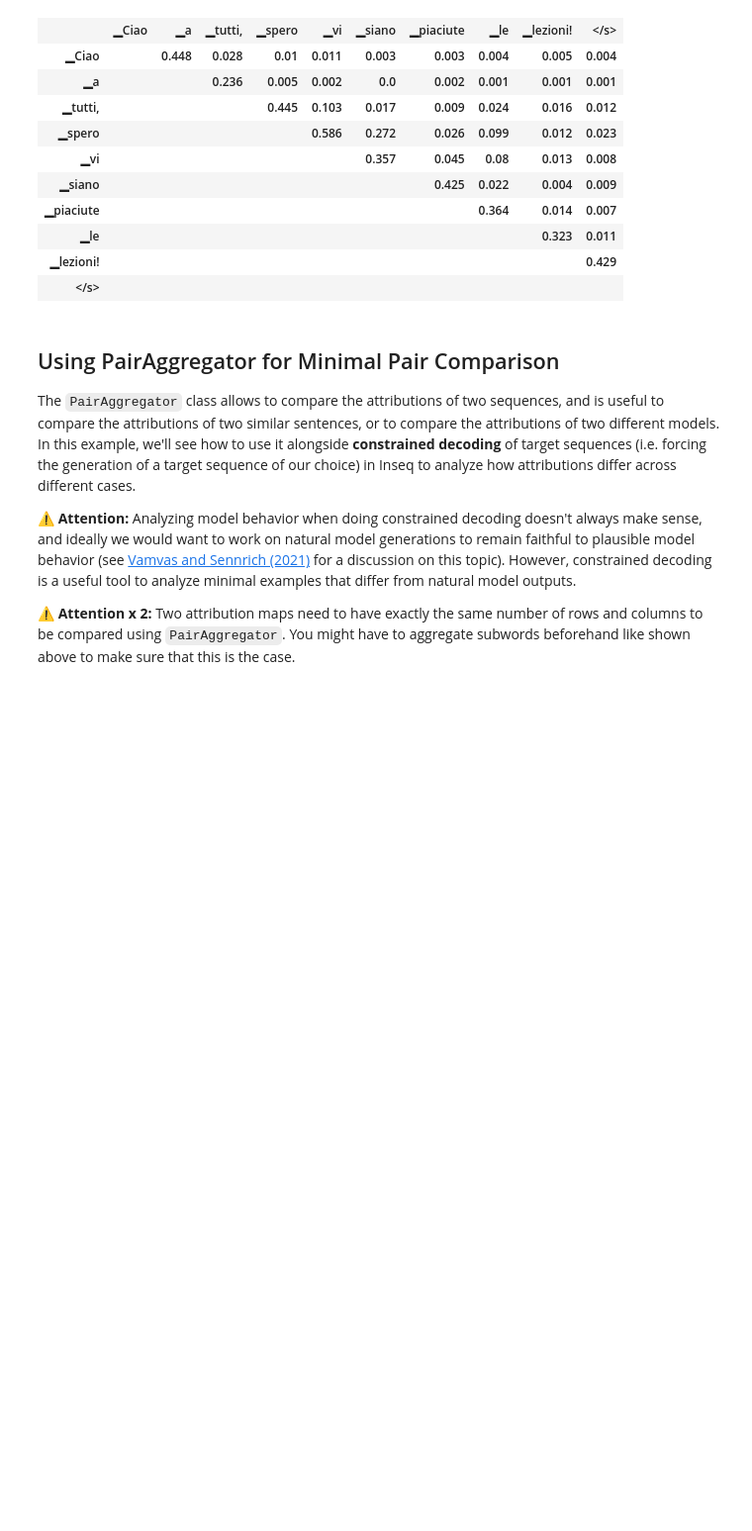
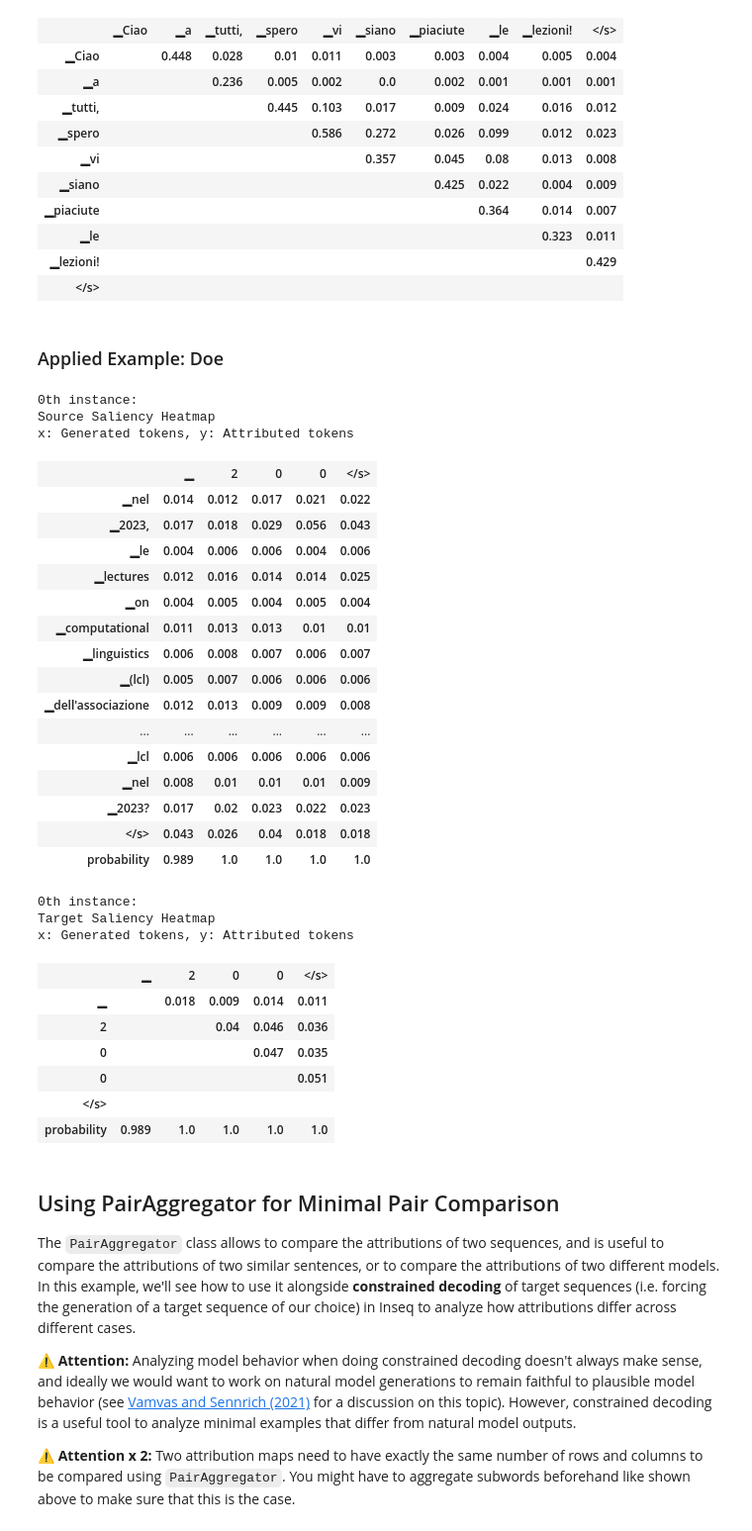
Before and after one commit to gsarti/lcl23-xnlm-lab, a Jupyter notebook: notebooks/2_Attribution_Contrastive.ipynb, the cells around one changed output. Shown at 99% size. Saved outputs shown, nothing was run; the diff lists cells and outputs as text; code cells hidden in the pictures; blank space fills up the shorter version.

Commit message:
Added QA example for Italian

```diff
--- a/notebooks/2_Attribution_Contrastive.ipynb
+++ b/notebooks/2_Attribution_Contrastive.ipynb
@@ -411,6 +411,55 @@ x: Generated tokens, y: Attributed tokens
 | ▁le |  |  |  |  |  |  |  |  | 0.323 | 0.011 |
 | ▁lezioni! |  |  |  |  |  |  |  |  |  | 0.429 |
 | </s> |  |  |  |  |  |  |  |  |  |  |
+# %% [markdown]
+### Applied Example: Doe
+# %%
+import inseq
+
+question = (
+    "Nel 2023, le Lectures on Computational Linguistics (LCL) dell'Associazione Italiana di "
+    "Linguistica Computazionale (AILC) hanno raccolto una partecipazione senza precedenti. Più "
+    "di 200 studenti da tutta Europa hanno visitato la magnifica città di Pisa per spendere 3 produttive "
+    "giornate all'insegna del trattamento automatico del linguaggio. Iniziative come le LCL sono di importanza "
+    "fondamentale per unire e dirigere gli sforzi della comunità italiana di ricercatori in linguistica computazionale. "
+    "Domanda: Quanti studenti hanno partecipato alle LCL nel 2023?"
+)
+
+qa_model =  inseq.load_model("it5/it5-base-question-answering", "input_x_gradient")
+out = qa_model.attribute(question, attribute_target=True, step_scores=["probability"])
+
+# Aggregate only source tokens, leave target tokens as they are
+out.aggregate("subwords", aggregate_target=False).show()
+# %% [output]
+0th instance:
+Source Saliency Heatmap
+x: Generated tokens, y: Attributed tokens
+|  | ▁ | 2 | 0 | 0 | </s> |
+| ▁nel | 0.014 | 0.012 | 0.017 | 0.021 | 0.022 |
+| ▁2023, | 0.017 | 0.018 | 0.029 | 0.056 | 0.043 |
+| ▁le | 0.004 | 0.006 | 0.006 | 0.004 | 0.006 |
+| ▁lectures | 0.012 | 0.016 | 0.014 | 0.014 | 0.025 |
+| ▁on | 0.004 | 0.005 | 0.004 | 0.005 | 0.004 |
+| ▁computational | 0.011 | 0.013 | 0.013 | 0.01 | 0.01 |
+| ▁linguistics | 0.006 | 0.008 | 0.007 | 0.006 | 0.007 |
+| ▁(lcl) | 0.005 | 0.007 | 0.006 | 0.006 | 0.006 |
+| ▁dell'associazione | 0.012 | 0.013 | 0.009 | 0.009 | 0.008 |
+| ... | ... | ... | ... | ... | ... |
+| ▁lcl | 0.006 | 0.006 | 0.006 | 0.006 | 0.006 |
+| ▁nel | 0.008 | 0.01 | 0.01 | 0.01 | 0.009 |
+| ▁2023? | 0.017 | 0.02 | 0.023 | 0.022 | 0.023 |
+| </s> | 0.043 | 0.026 | 0.04 | 0.018 | 0.018 |
+| probability | 0.989 | 1.0 | 1.0 | 1.0 | 1.0 |
+0th instance:
+Target Saliency Heatmap
+x: Generated tokens, y: Attributed tokens
+|  | ▁ | 2 | 0 | 0 | </s> |
+| ▁ |  | 0.018 | 0.009 | 0.014 | 0.011 |
+| 2 |  |  | 0.04 | 0.046 | 0.036 |
+| 0 |  |  |  | 0.047 | 0.035 |
+| 0 |  |  |  |  | 0.051 |
+| </s> |  |  |  |  |  |
+| probability | 0.989 | 1.0 | 1.0 | 1.0 | 1.0 |
 # %% [markdown]
 ## Using PairAggregator for Minimal Pair Comparison
 
```
Also changed, not shown: parts of 1 cell of this notebook.
